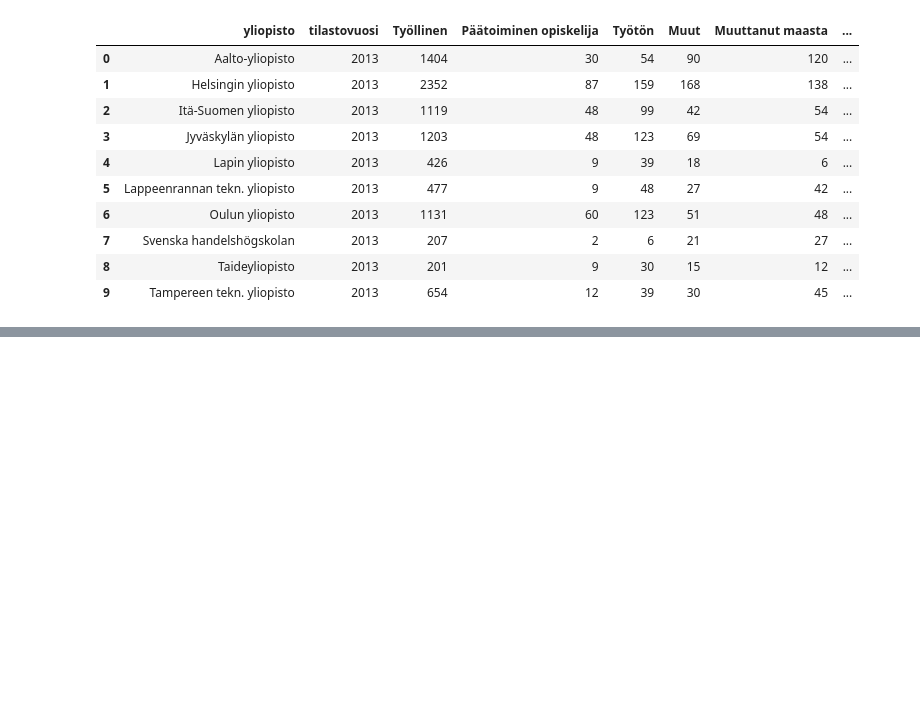
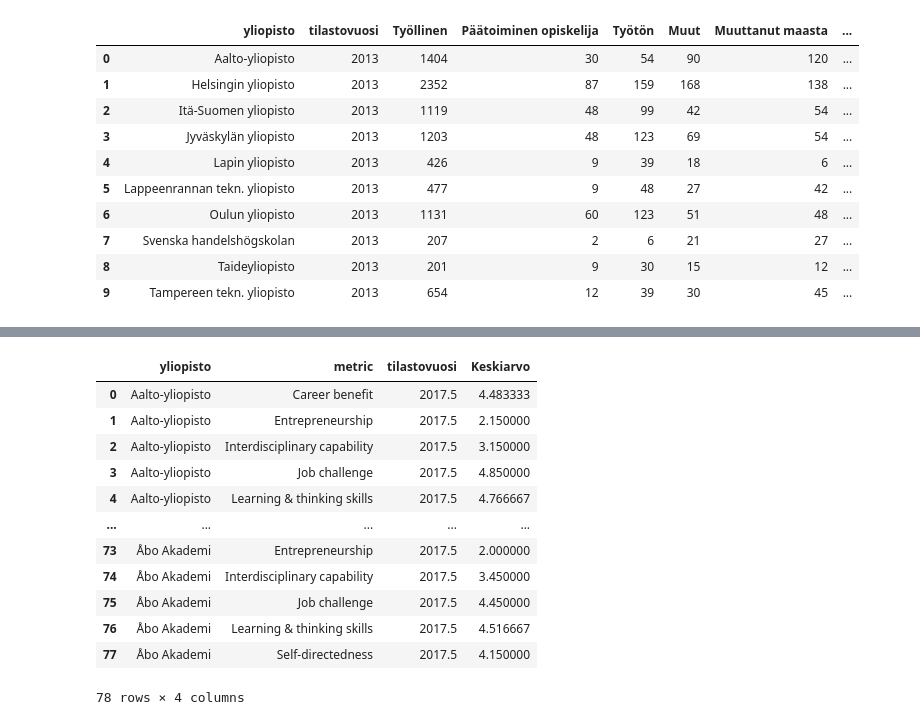
Before and after one commit to nopomi/fin-uni-data-visualization, a Jupyter notebook: data_loading_04_2020.ipynb, the cells around one changed output, grey strips where cells are left out. Cells and saved outputs as stored; diff of their text form; code cells hidden in the pictures; blank space fills up the shorter version.

```diff
--- a/data_loading_04_2020.ipynb
+++ b/data_loading_04_2020.ipynb
@@ -513,0 +492,49 @@ filtered_employed[filtered_employed]
+# %%
+career_feedback = pd.read_csv('data/uraseuranta_data.csv')
+career_feedback = career_feedback[['väittämä','yliopisto', 'tilastovuosi', 'Keskiarvo (maisterit)']]
+career_feedback = career_feedback.rename(columns={'väittämä':'metric', 'Keskiarvo (maisterit)':'Keskiarvo'})
+career_feedback['metric'] = career_feedback['metric'].map({
+    '19.  Arvioi vuonna 2012 suorittamaasi tutkintoa ja nykyistä työtäsi. Valitse sopivin vaihtoehto seuraaviin väitteisiin:  a) Pystyn hyödyntämään yliopistossa oppimiani tietoja ja taitoja nykyisessä työssäni hyvin.':'Career benefit',
+    'a) Pystyn hyödyntämään yliopistossa oppimiani tietoja ja taitoja nykyisessä työssäni hyvin.':'Career benefit',
+    'd)  Koulutus antoi riittävät valmiudet työelämään.':'Career benefit',
+    '3.4 Koulutus antoi riittävät valmiudet työelämään.':'Career benefit',
+    '4.  Miten tyytyväinen olet kokonaisuudessaan vuonna 2012 suorittamaasi tutkintoon työurasi kannalta?':'Career benefit',
+    '4. Miten tyytyväinen olet kokonaisuudessaan vuonna 2013 suorittamaasi tutkintoon työurasi kannalta?':'Career benefit',
+    '3)  analyyttiset, systemaattisen ajattelun taidot':'Learning & thinking skills',
+    '3) analyyttiset, systemaattisen ajattelun taidot':'Learning & thinking skills',
+    '21)  kyky oppia ja omaksua uutta':'Learning & thinking skills',
+    '21) kyky oppia ja omaksua uutta':'Learning & thinking skills',
+    '4)  tiedonhankintataidot':'Learning & thinking skills',
+    '4) tiedonhankintataidot':'Learning & thinking skills',
+    'b) Työni vastaa vaativuustasoltaan hyvin yliopistollista koulutustani.':'Job challenge',
+    '23)  tieteiden- tai taiteidenvälisyys/moniammatillisissa ryhmissä toimiminen':'Interdisciplinary capability',
+    '23) tieteiden- tai taiteidenvälisyys/moniammatillisissa ryhmissä toimiminen':'Interdisciplinary capability',
+    '26)  itseohjautuvuus/oma-aloitteisuus':'Self-directedness',
+    '26) itseohjautuvuus/oma-aloitteisuus':'Self-directedness',
+    '27)  yrittäjyystaidot':'Entrepreneurship',
+    '27) yrittäjyystaidot':'Entrepreneurship'
+})
+career_feedback['yliopisto'] = career_feedback['yliopisto'].replace({
+    'Lappeenrannan-Lahden teknillinen yliopisto':'Lappeenrannan–Lahden teknillinen yliopisto'
+})
+career_feedback = career_feedback.groupby(['yliopisto', 'tilastovuosi', 'metric'], as_index=False).mean()
+# %%
+filtered_cfeedback = career_feedback[career_feedback['tilastovuosi'].between(2015, 2020)]
+# %%
+filtered_cfeedback = filtered_cfeedback.groupby(['yliopisto', 'metric'], as_index=False).mean()
+# %%
+filtered_cfeedback
+# %% [output]
+|  | yliopisto | metric | tilastovuosi | Keskiarvo |
+| 0 | Aalto-yliopisto | Career benefit | 2017.5 | 4.483333 |
+| 1 | Aalto-yliopisto | Entrepreneurship | 2017.5 | 2.150000 |
+| 2 | Aalto-yliopisto | Interdisciplinary capability | 2017.5 | 3.150000 |
+| 3 | Aalto-yliopisto | Job challenge | 2017.5 | 4.850000 |
+| 4 | Aalto-yliopisto | Learning & thinking skills | 2017.5 | 4.766667 |
+| ... | ... | ... | ... | ... |
+| 73 | Åbo Akademi | Entrepreneurship | 2017.5 | 2.000000 |
+| 74 | Åbo Akademi | Interdisciplinary capability | 2017.5 | 3.450000 |
+| 75 | Åbo Akademi | Job challenge | 2017.5 | 4.450000 |
+| 76 | Åbo Akademi | Learning & thinking skills | 2017.5 | 4.516667 |
+| 77 | Åbo Akademi | Self-directedness | 2017.5 | 4.150000 |
+78 rows × 4 columns
```
Also changed, not shown: parts of 10 cells of this notebook, 2 other files.
